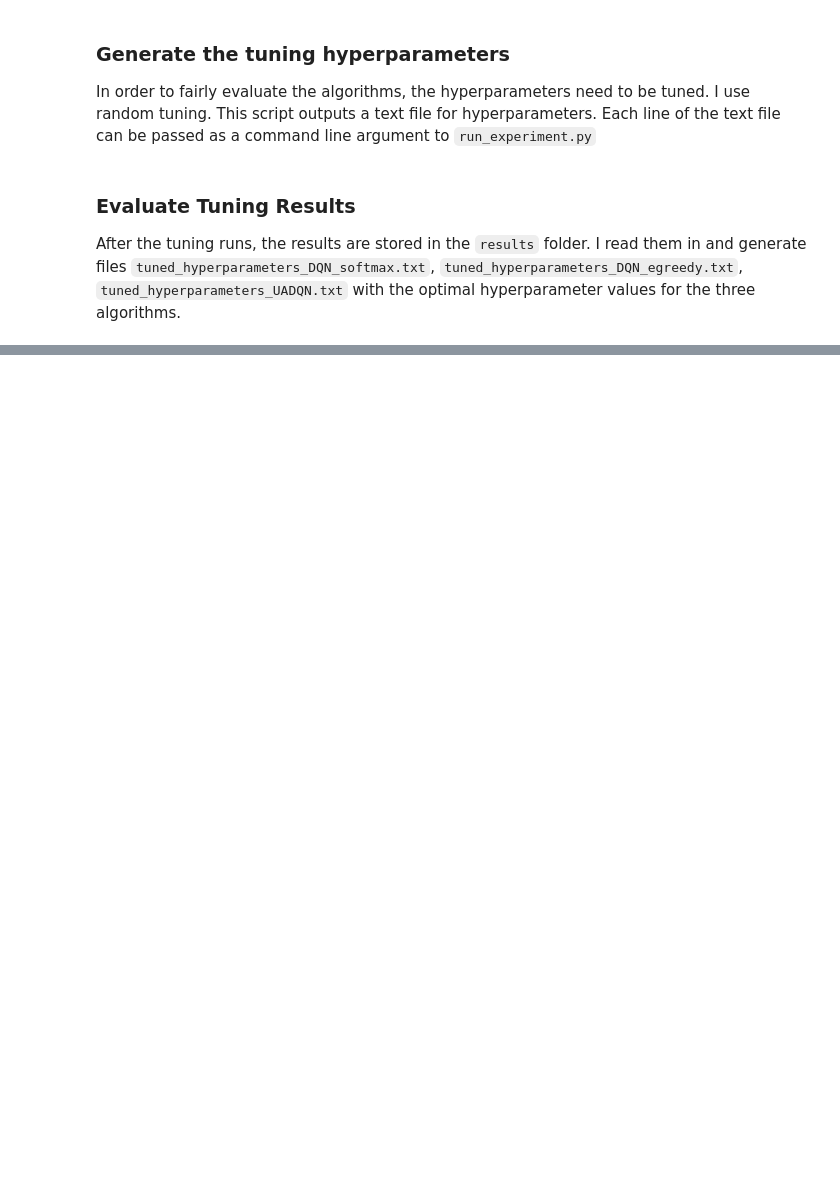
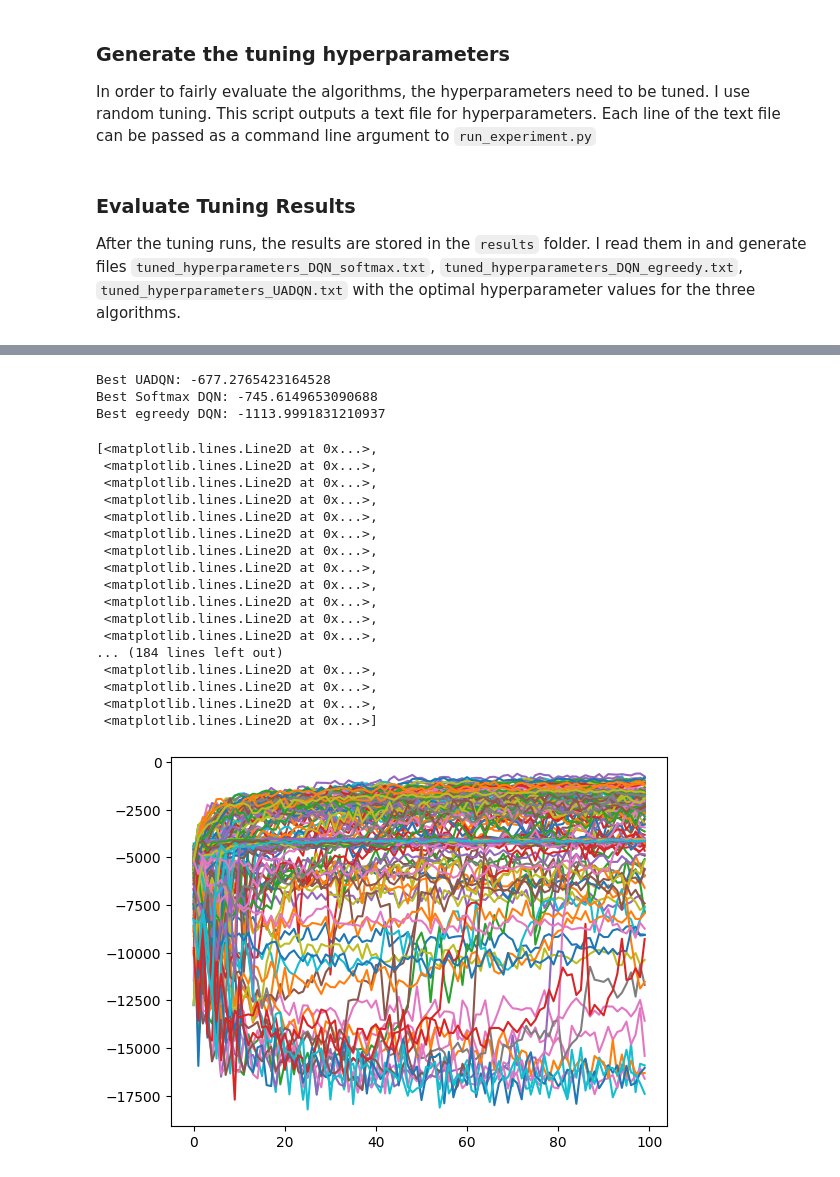
Before and after one commit to ludwigbald/msc-thesis, a Jupyter notebook: experiments/tuning/generate_tuning.ipynb, the cells around one changed output, grey strips where cells are left out. Saved outputs shown, nothing was run; the diff lists cells and outputs as text; code cells hidden in the pictures; blank space fills up the shorter version.

```diff
--- a/experiments/tuning/generate_tuning.ipynb
+++ b/experiments/tuning/generate_tuning.ipynb
@@ -75,0 +77,23 @@ I read them in and generate files `tuned_hyperparameters_DQN_softmax.txt`, `tune
+# %%
+tuning_results="../../results/"
+# read results
+run_folders = [tuning_results+s for s in os.listdir(tuning_results) if s.startswith("2022")]
+
+params = []
+episode_scores = []
+for run_folder in run_folders:
+    with open(run_folder+"/experimental-setup", "r") as setup:
+        setup_dict = ast.literal_eval(setup.read())
+        setup_dict["agent"] = "UADQN" if re.search(r"UADQN", run_folder) else "DQN"
+        params.append(setup_dict)
+    try:
+        with open(run_folder+"/log_data.pkl", "rb") as scores:
+            episode_scores.append([score for score, ts in pickle.load(scores)["Episode_score"]])
+    except FileNotFoundError:
+        episode_scores.append("")
+# %%
+# generate dataframes:
+setups = pd.DataFrame(params)
+scores = pd.DataFrame(episode_scores)
+#plt.plot(scores, alpha = 0.1, color="blue")
+setups
@@ -76,3 +114,52 @@ I read them in and generate files `tuned_hyperparameters_DQN_softmax.txt`, `tune
+# %%
+
+
+
+#dqn-softmax
+dqn_softmax_is = setups[setups["agent"] == "DQN"][setups["action_selection"] == "softmax"].index
+dqn_softmax_best_i = scores[99][dqn_softmax_is].idxmax()
+
+
+#dqn-egreedy
+dqn_egreedy_is = setups[setups["agent"] == "DQN"][setups["action_selection"] == "egreedy"].index
+dqn_egreedy_best_i = scores[99][dqn_egreedy_is].idxmax()
+
+
+#uadqn
+uadqn_is = setups[setups["agent"] == "UADQN"].index
+uadqn_best_i = scores[99][uadqn_is].idxmax()
+# %%
+
+print("Best UADQN:", scores[99][uadqn_best_i])
+print("Best Softmax DQN:", scores[99][dqn_softmax_best_i])
+print("Best egreedy DQN:", scores[99][dqn_egreedy_best_i])
+# %% [output]
+Best UADQN: -677.2765423164528
+Best Softmax DQN: -745.6149653090688
+Best egreedy DQN: -1113.9991831210937
+# %%
+plt.plot(scores.transpose()[dqn_softmax_is])
+#plt.plot(scores.transpose()[dqn_egreedy_best_i])
+#plt.plot(scores.transpose()[uadqn_best_i])
+# %% [output]
+[<matplotlib.lines.Line2D at 0x...>,
+ <matplotlib.lines.Line2D at 0x...>,
+ <matplotlib.lines.Line2D at 0x...>,
+ <matplotlib.lines.Line2D at 0x...>,
+ <matplotlib.lines.Line2D at 0x...>,
+ <matplotlib.lines.Line2D at 0x...>,
+ <matplotlib.lines.Line2D at 0x...>,
+ <matplotlib.lines.Line2D at 0x...>,
+ <matplotlib.lines.Line2D at 0x...>,
+ <matplotlib.lines.Line2D at 0x...>,
+ <matplotlib.lines.Line2D at 0x...>,
+ <matplotlib.lines.Line2D at 0x...>,
+... (184 lines left out)
+ <matplotlib.lines.Line2D at 0x...>,
+ <matplotlib.lines.Line2D at 0x...>,
+ <matplotlib.lines.Line2D at 0x...>,
+ <matplotlib.lines.Line2D at 0x...>]
+[figure, added]
 # %% [markdown]
 ### Generate Tuning Plots
 From the tuning results, some things can be visualized:
```
Also changed, not shown: parts of 5 cells of this notebook, 2 other files.
